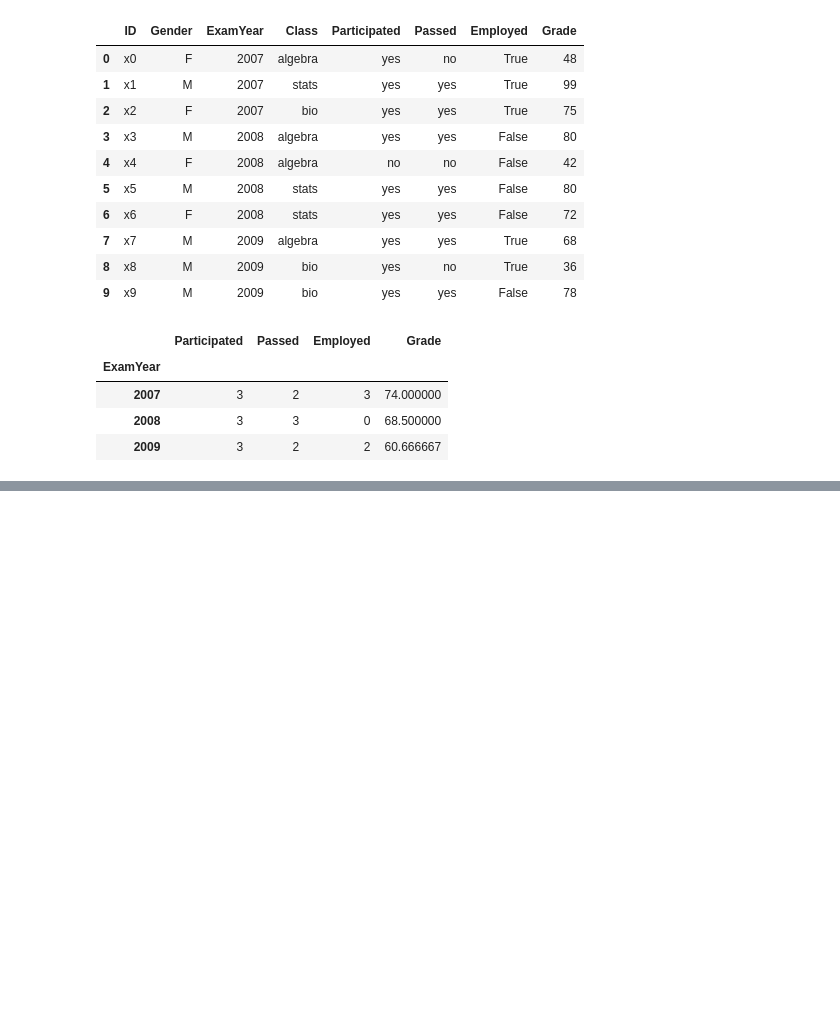
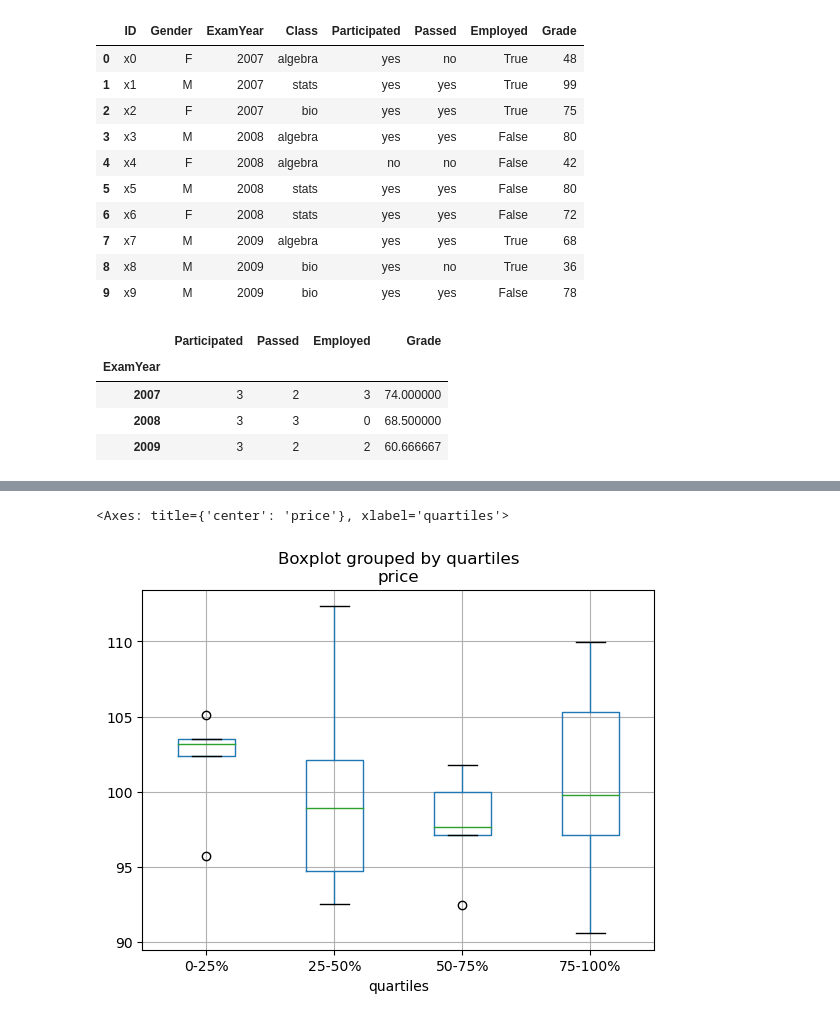
Before and after one commit to ilyak93/self-studying, a Jupyter notebook: DataEngineering/pandas/pandas_cookbook.ipynb, the cells around one changed output, grey strips where cells are left out. Cells and saved outputs as stored; diff of their text form; code cells hidden in the pictures; blank space fills up the shorter version.

```diff
--- a/DataEngineering/pandas/pandas_cookbook.ipynb
+++ b/DataEngineering/pandas/pandas_cookbook.ipynb
@@ -1747,0 +2094,28 @@ pd.pivot_table(
+# %%
+#Plotting
+df = pd.DataFrame(
+
+    {
+
+        "stratifying_var": np.random.uniform(0, 100, 20),
+
+        "price": np.random.normal(100, 5, 20),
+
+    }
+
+)
+
+
+
+df["quartiles"] = pd.qcut(
+
+    df["stratifying_var"], 4, labels=["0-25%", "25-50%", "50-75%", "75-100%"]
+
+)
+
+
+
+df.boxplot(column="price", by="quartiles")
+# %% [output]
+<Axes: title={'center': 'price'}, xlabel='quartiles'>
+[figure, added]
```
Also changed, not shown: parts of 96 cells of this notebook.
